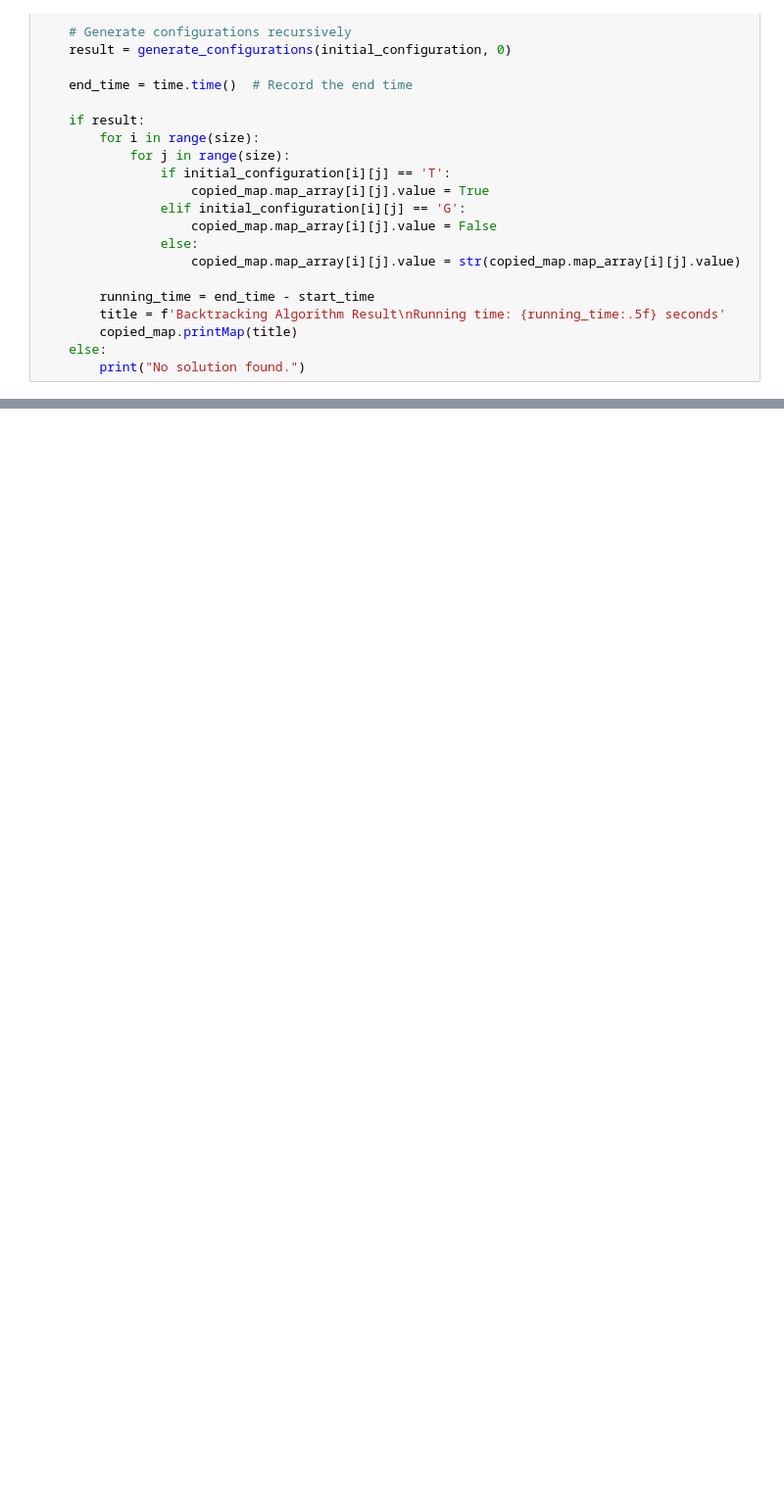
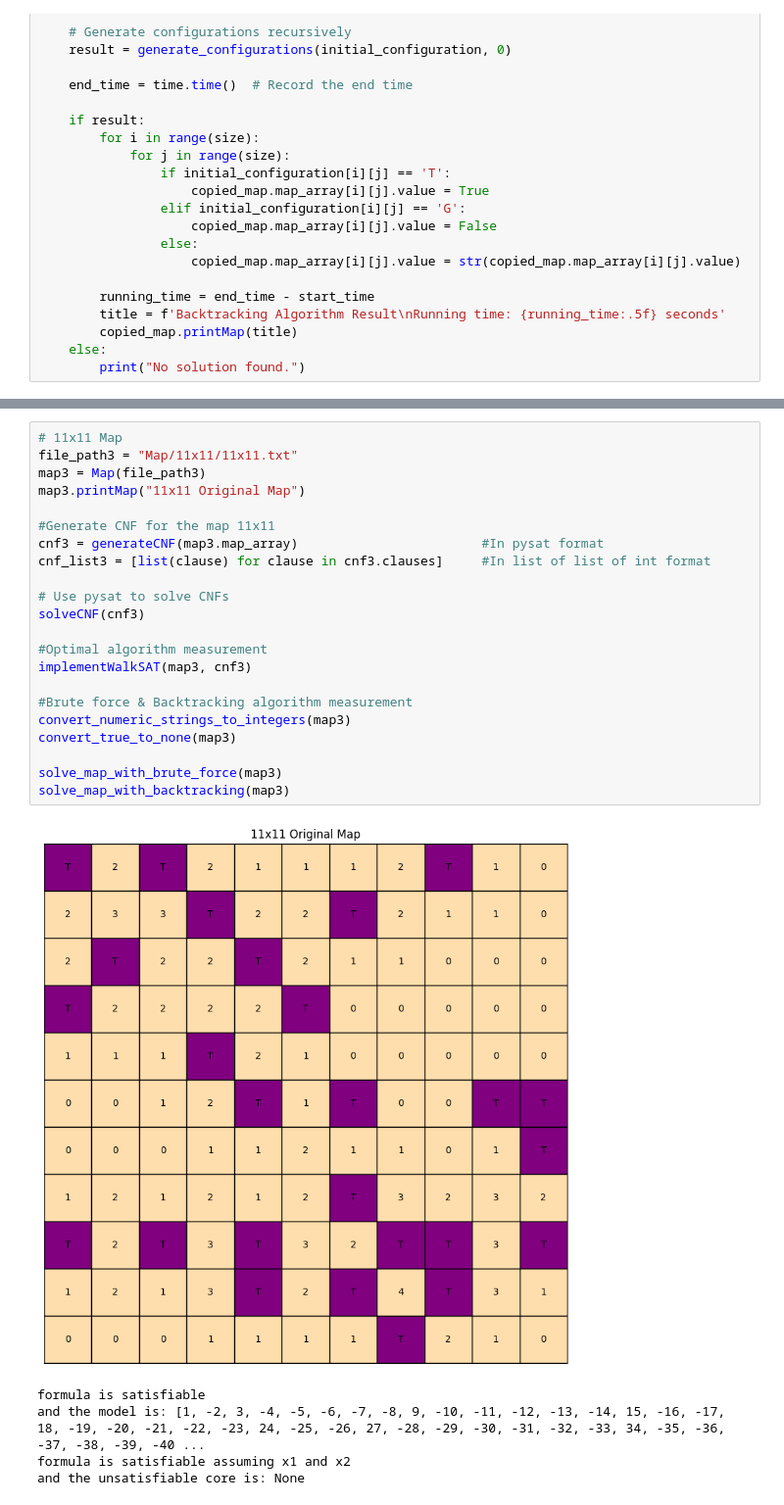
Before and after one commit to BAoD1nH/AI_Project_Gem-Hunter_HCMUS, a Jupyter notebook: Main.ipynb, the cells around one changed output, grey strips where cells are left out. Shown: that part at 98% size. Drawn from its saved outputs; the diff is of its cells as text; blank space fills up the shorter version.

```diff
--- a/Main.ipynb
+++ b/Main.ipynb
@@ -467,0 +533,28 @@ KeyboardInterrupt:
+# %%
+# 11x11 Map
+file_path3 = "Map/11x11/11x11.txt"
+map3 = Map(file_path3)
+map3.printMap("11x11 Original Map")
+
+#Generate CNF for the map 11x11
+cnf3 = generateCNF(map3.map_array)                        #In pysat format
+cnf_list3 = [list(clause) for clause in cnf3.clauses]     #In list of list of int format
+
+# Use pysat to solve CNFs
+solveCNF(cnf3)
+
+#Optimal algorithm measurement
+implementWalkSAT(map3, cnf3)
+
+#Brute force & Backtracking algorithm measurement
+convert_numeric_strings_to_integers(map3)
+convert_true_to_none(map3)
+
+solve_map_with_brute_force(map3)
+solve_map_with_backtracking(map3)
+# %% [output]
+[figure, added]
+formula is satisfiable
+and the model is: [1, -2, 3, -4, -5, -6, -7, -8, 9, -10, -11, -12, -13, -14, 15, -16, -17, 18, -19, -20, -21, -22, -23, 24, -25, -26, 27, -28, -29, -30, -31, -32, -33, 34, -35, -36, -37, -38, -39, -40 ...
+formula is satisfiable assuming x1 and x2
+and the unsatisfiable core is: None
```
Also changed, not shown: parts of 9 cells of this notebook, 3 other files.
